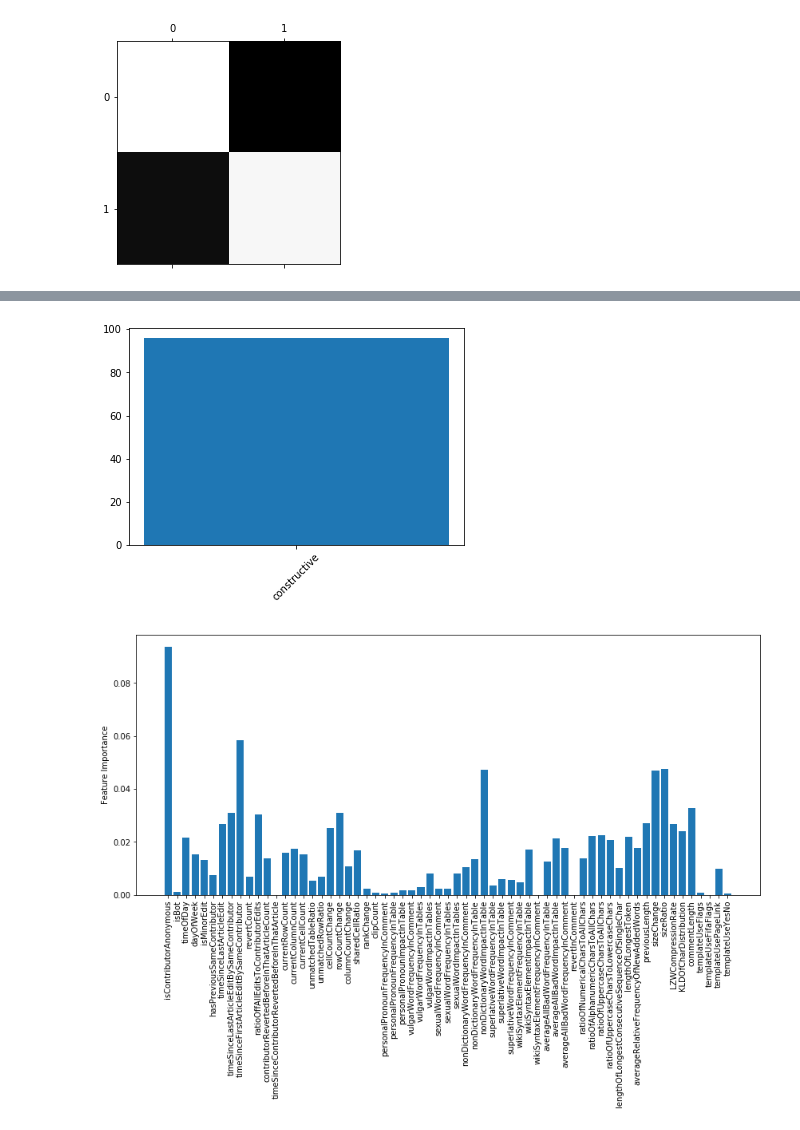
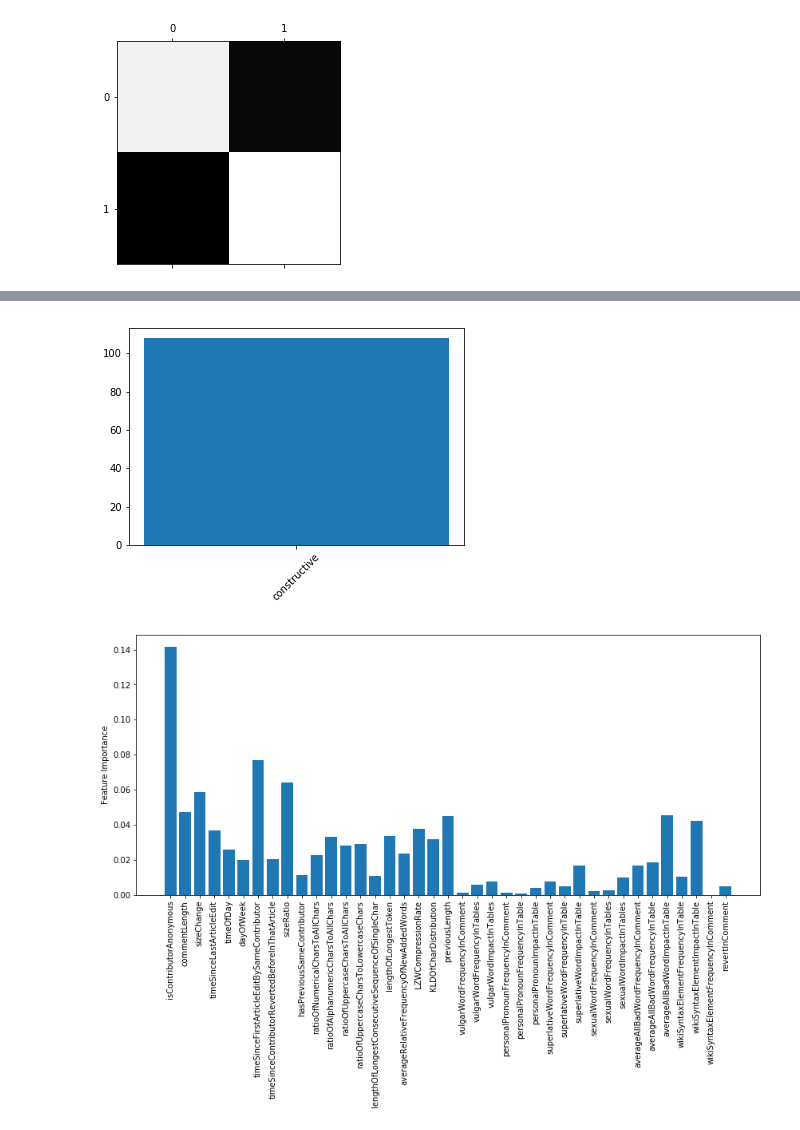
Before and after one commit to HPI-Information-Systems/wikipediatablevandalism, a Jupyter notebook: classifier/single_label_vandalism_detector.ipynb, the cells around one changed output, grey strips where cells are left out. Drawn from its saved outputs; the diff is of its cells as text; code cells hidden in the pictures.

Commit message:
Add latest feature.csv to single_label_classifier

```diff
--- a/classifier/single_label_vandalism_detector.ipynb
+++ b/classifier/single_label_vandalism_detector.ipynb
@@ -23,7 +23,7 @@ from IPython.display import HTML, display
 np.random.seed(4222968274)
 # %%
 # Import dataset
-df = pd.read_csv('./data/features-total-e3e1192.csv')
+df = pd.read_csv('./data/features-total-80c4772.csv')
 tag_df = pd.read_csv('./data/tag.csv')
 labels = df.columns
 df.head()
@@ -86,7 +86,7 @@ Test X (1237, 63)
 Test y (1237,)
 # %%
 # Build model and evaluate parameters using crossvalidation
-clf = RandomForestClassifier(class_weight='balanced')
+clf = RandomForestClassifier(n_estimators=100, class_weight='balanced', n_jobs = -1)
 
 scores = cross_validate(clf, X_train, y_train,
                         scoring=['f1', 'precision', 'recall', 'roc_auc', 'accuracy'],
@@ -269,17 +273,17 @@ plt.bar(tag_x, fp_tag_counts.values)
 plt.xticks(tag_x, fp_tag_counts.index, rotation=45)
 plt.show()
 # %% [output]
-[figure, old version]
+[figure, new version]
 # %%
 # Feature importance (weights in random forrest)
 feature_importance = clf.feature_importances_
-feature_labels = labels
+feature_labels = X_train.columns
 x_pos = np.arange(len(feature_importance))
 
 plt.gcf().set_size_inches(14, 6)
 plt.bar(x_pos, feature_importance,align='center')
 plt.xticks(x_pos, feature_labels, rotation='vertical')
 plt.ylabel('Feature Importance')
 plt.show()
 # %% [output]
-[figure, old version]
+[figure, new version]
```
Also changed, not shown: parts of 12 cells of this notebook.
